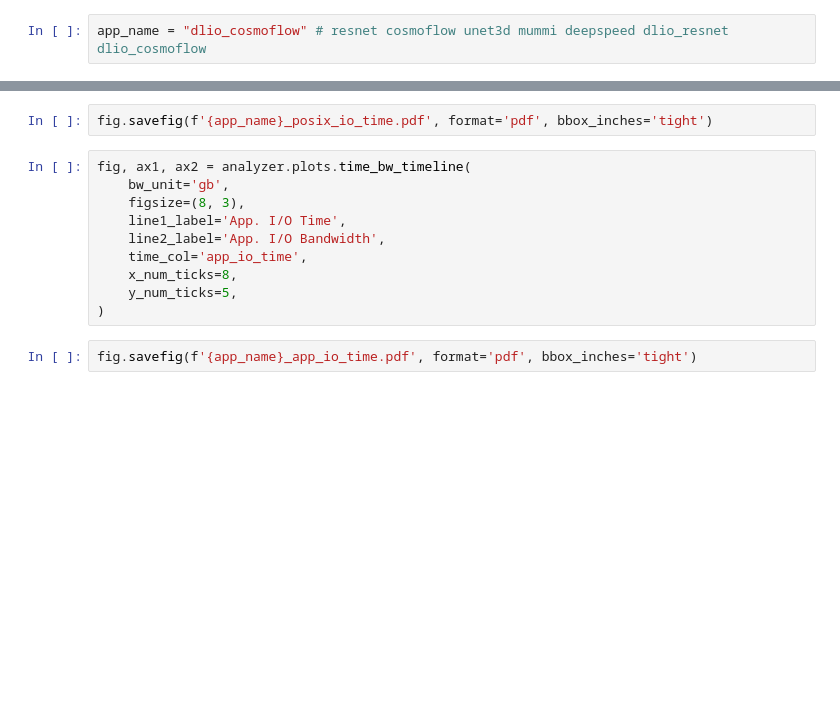
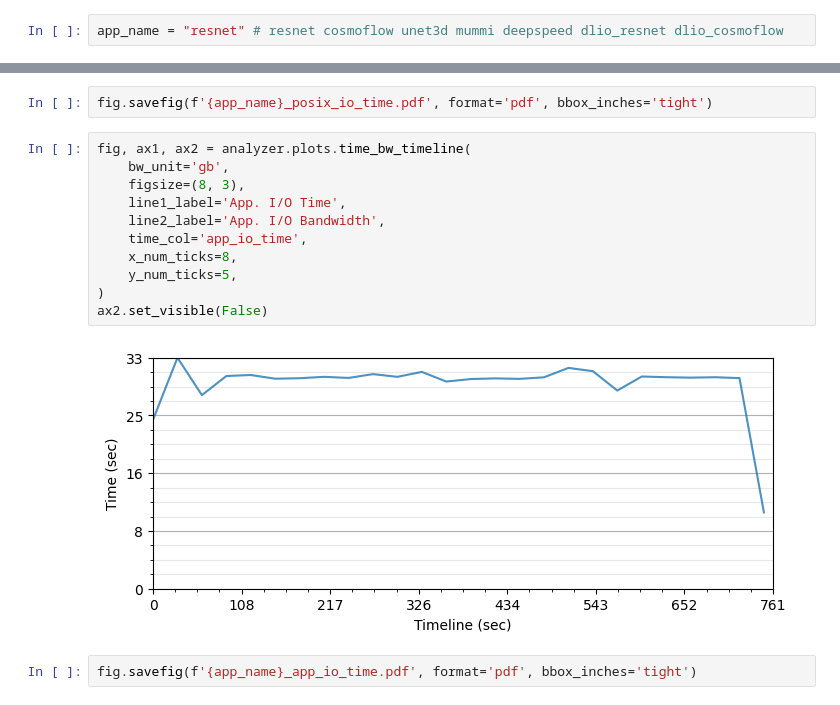
Before and after one commit to hariharan-devarajan/dftracer, a Jupyter notebook: examples/dlp_analyzer/dlp_analyzer.ipynb, the cells around one changed output, grey strips where cells are left out. Cells and saved outputs as stored; diff of their text form; blank space fills up the shorter version.

```diff
--- a/examples/dlp_analyzer/dlp_analyzer.ipynb
+++ b/examples/dlp_analyzer/dlp_analyzer.ipynb
@@ -49,5 +56,5 @@ FileNotFoundError: [Errno 2] No such file or directory: '/usr/workspace/iopp/sof
 # %%
-app_name = "dlio_cosmoflow" # resnet cosmoflow unet3d mummi deepspeed dlio_resnet dlio_cosmoflow
+app_name = "resnet" # resnet cosmoflow unet3d mummi deepspeed dlio_resnet dlio_cosmoflow
 # %%
 def get_conditions_cosmoflow(json_object):
     app_io_cond = "TFReader.parse_image" in json_object["name"] # Cosmoflow
@@ -154,13 +256,16 @@ fig.savefig(f'{app_name}_posix_io_time.pdf', format='pdf', bbox_inches='tight')
 # %%
 fig, ax1, ax2 = analyzer.plots.time_bw_timeline(
     bw_unit='gb',
     figsize=(8, 3),
     line1_label='App. I/O Time',
     line2_label='App. I/O Bandwidth',
     time_col='app_io_time',
     x_num_ticks=8,
     y_num_ticks=5,
 )
+ax2.set_visible(False)
+# %% [output]
+[figure, added]
 # %%
 fig.savefig(f'{app_name}_app_io_time.pdf', format='pdf', bbox_inches='tight')
 # %%
```
Also changed, not shown: parts of 29 cells of this notebook, 3 other files.
